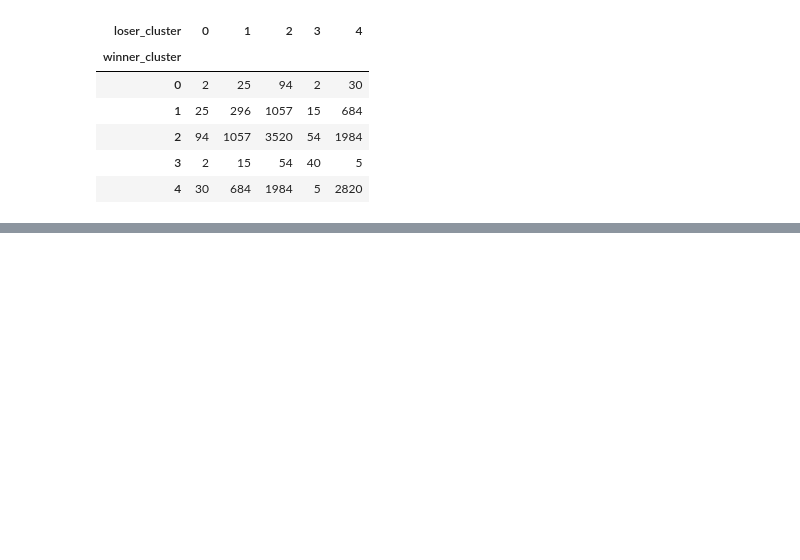
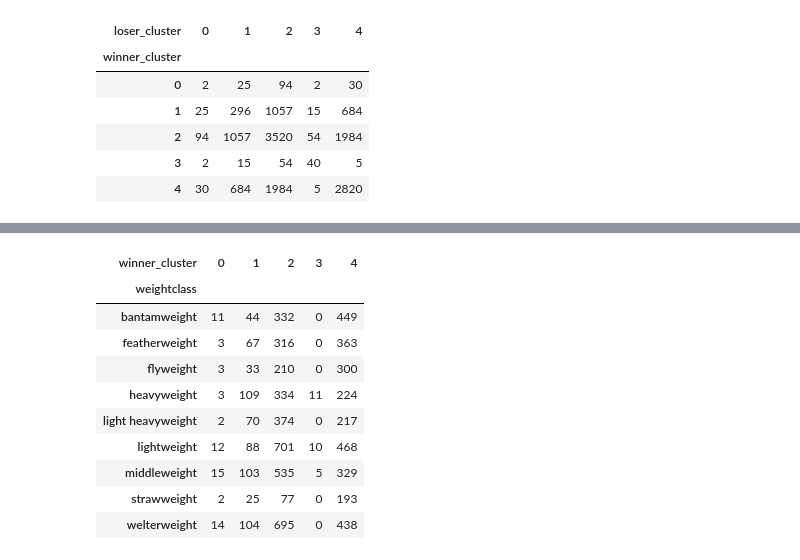
Before and after one commit to jeaend/UFC_Fight_Outcome_Prediction, a Jupyter notebook: 3_cluster_fight_style/2_odds_by_fighterstyle.ipynb, the cells around one changed output, grey strips where cells are left out. Cells and saved outputs as stored; diff of their text form; code cells hidden in the pictures; blank space fills up the shorter version.

```diff
--- a/3_cluster_fight_style/2_odds_by_fighterstyle.ipynb
+++ b/3_cluster_fight_style/2_odds_by_fighterstyle.ipynb
@@ -108,0 +141,14 @@ win_percentage_rounded.style.background_gradient(cmap='Blues', axis=None)
+# %%
+data.groupby(['weightclass', 'winner_cluster']).size().unstack(fill_value=0)
+# %% [output]
+| winner_cluster | 0 | 1 | 2 | 3 | 4 |
+| weightclass |  |  |  |  |  |
+| bantamweight | 11 | 44 | 332 | 0 | 449 |
+| featherweight | 3 | 67 | 316 | 0 | 363 |
+| flyweight | 3 | 33 | 210 | 0 | 300 |
+| heavyweight | 3 | 109 | 334 | 11 | 224 |
+| light heavyweight | 2 | 70 | 374 | 0 | 217 |
+| lightweight | 12 | 88 | 701 | 10 | 468 |
+| middleweight | 15 | 103 | 535 | 5 | 329 |
+| strawweight | 2 | 25 | 77 | 0 | 193 |
+| welterweight | 14 | 104 | 695 | 0 | 438 |
```
Also changed, not shown: parts of 13 cells of this notebook, 2 other files.
